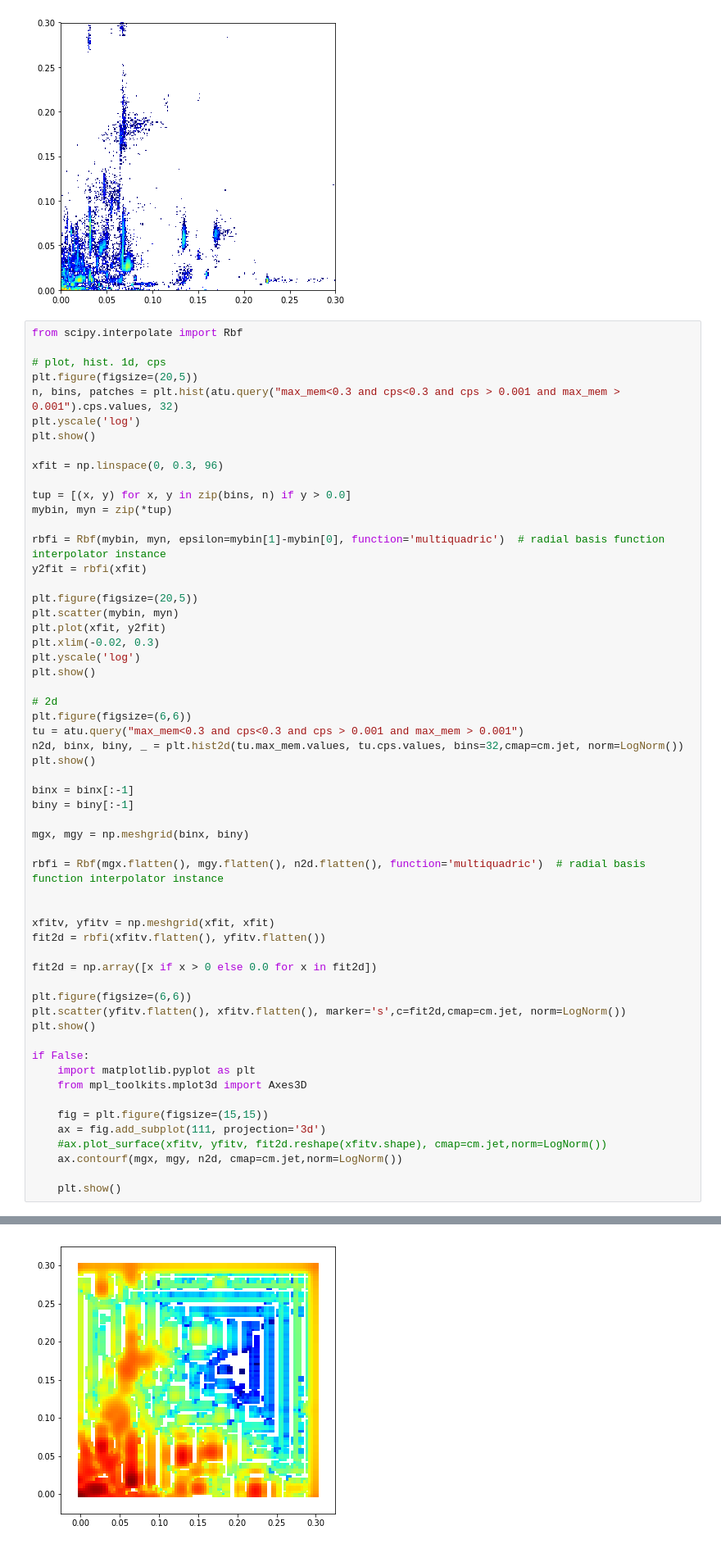
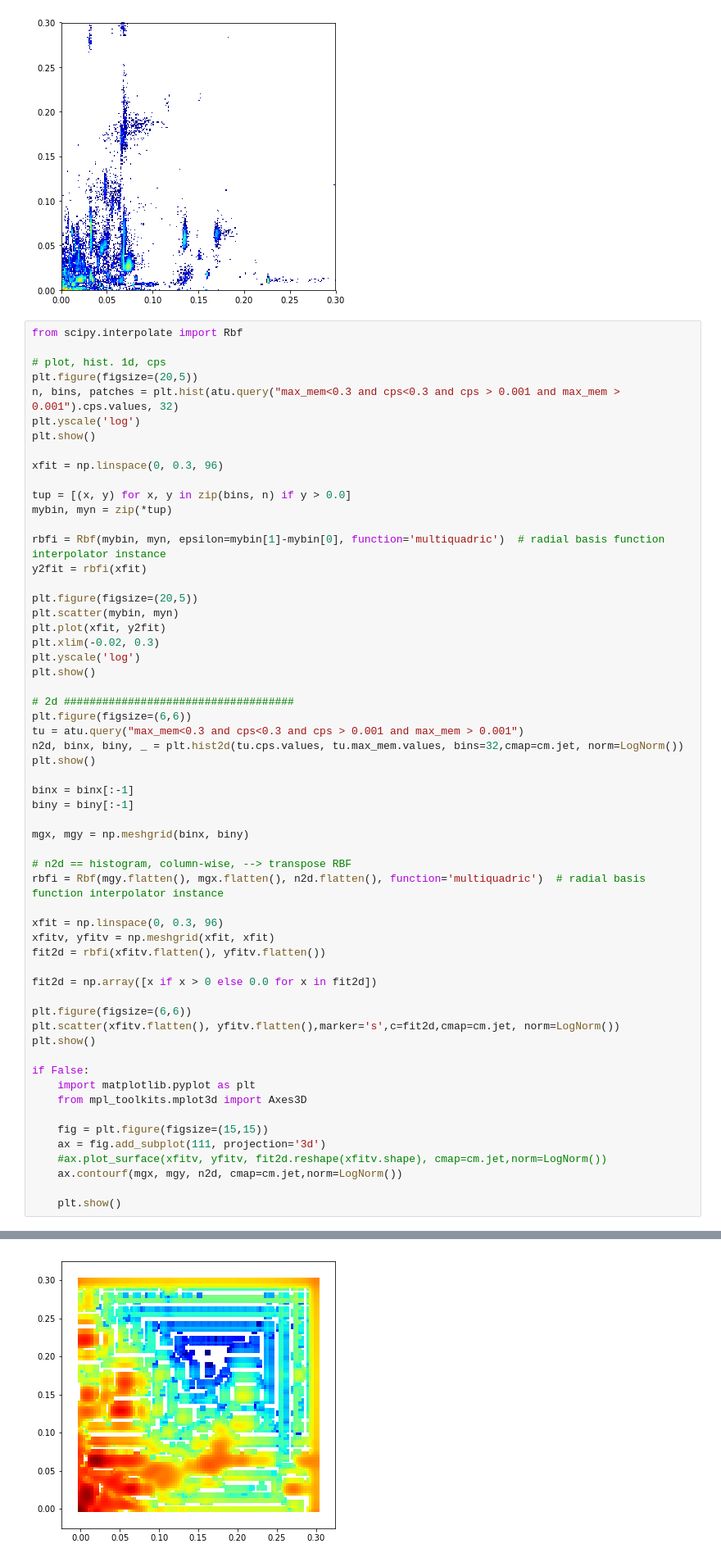
Before and after one commit to dianagudu/inputgen, a Jupyter notebook: analyze_google_clusterdata.ipynb, the cells around one changed output, grey strips where cells are left out. Shown at 82% size. Drawn from its saved outputs; the diff is of its cells as text.

```diff
--- a/analyze_google_clusterdata.ipynb
+++ b/analyze_google_clusterdata.ipynb
@@ -203,10 +223,10 @@ plt.xlim(-0.02, 0.3)
 plt.yscale('log')
 plt.show()
 
-# 2d
+# 2d ####################################
 plt.figure(figsize=(6,6))
 tu = atu.query("max_mem<0.3 and cps<0.3 and cps > 0.001 and max_mem > 0.001")
-n2d, binx, biny, _ = plt.hist2d(tu.max_mem.values, tu.cps.values, bins=32,cmap=cm.jet, norm=LogNorm())
+n2d, binx, biny, _ = plt.hist2d(tu.cps.values, tu.max_mem.values, bins=32,cmap=cm.jet, norm=LogNorm())
 plt.show()
 
 binx = binx[:-1]
@@ -214,16 +234,17 @@ biny = biny[:-1]
 
 mgx, mgy = np.meshgrid(binx, biny)
 
-rbfi = Rbf(mgx.flatten(), mgy.flatten(), n2d.flatten(), function='multiquadric')  # radial basis function interpolator instance
+# n2d == histogram, column-wise, --> transpose RBF
+rbfi = Rbf(mgy.flatten(), mgx.flatten(), n2d.flatten(), function='multiquadric')  # radial basis function interpolator instance
 
-
+xfit = np.linspace(0, 0.3, 96)
 xfitv, yfitv = np.meshgrid(xfit, xfit)
 fit2d = rbfi(xfitv.flatten(), yfitv.flatten())
 
 fit2d = np.array([x if x > 0 else 0.0 for x in fit2d])
 
 plt.figure(figsize=(6,6))
-plt.scatter(yfitv.flatten(), xfitv.flatten(), marker='s',c=fit2d,cmap=cm.jet, norm=LogNorm())
+plt.scatter(xfitv.flatten(), yfitv.flatten(),marker='s',c=fit2d,cmap=cm.jet, norm=LogNorm())
 plt.show()
 
 if False:
@@ -243 +264 @@ if False:
-[figure, old version]
+[figure, new version]
```
Also changed, not shown: parts of 4 cells of this notebook.
